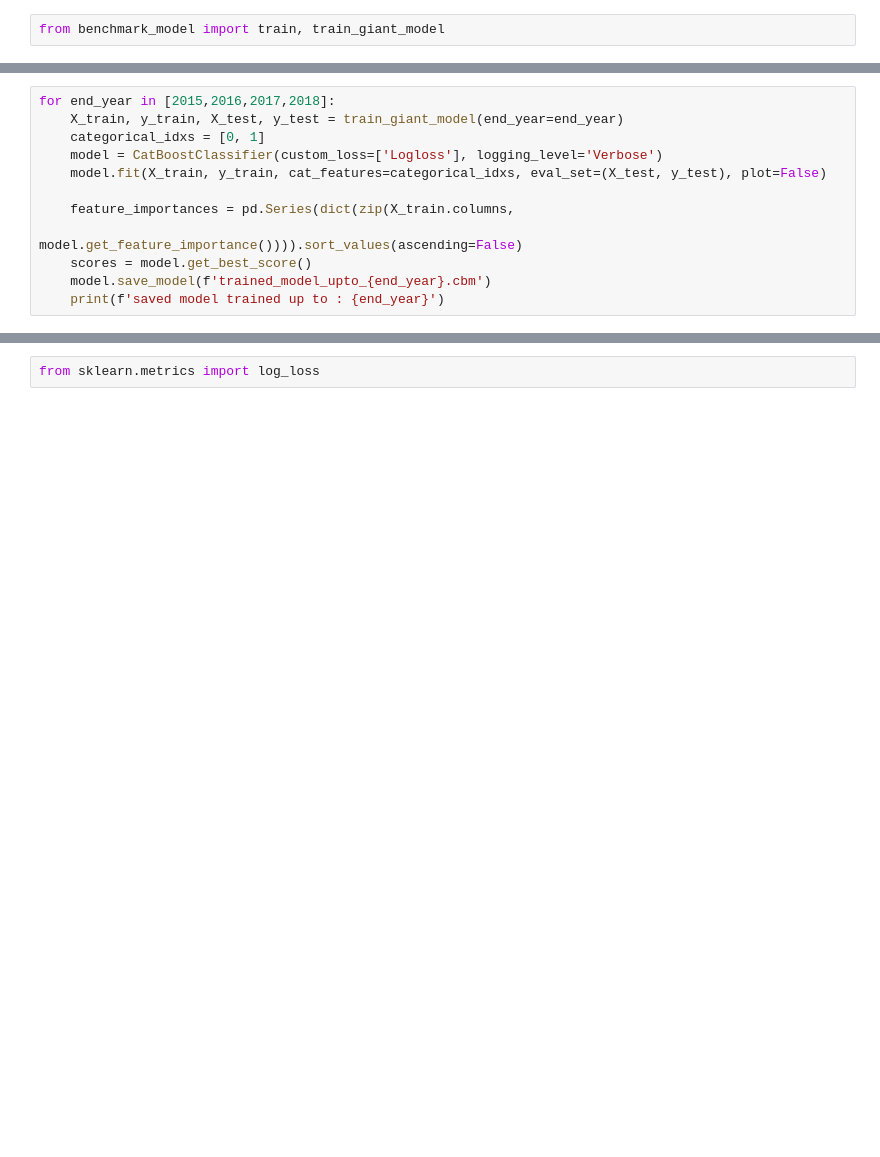
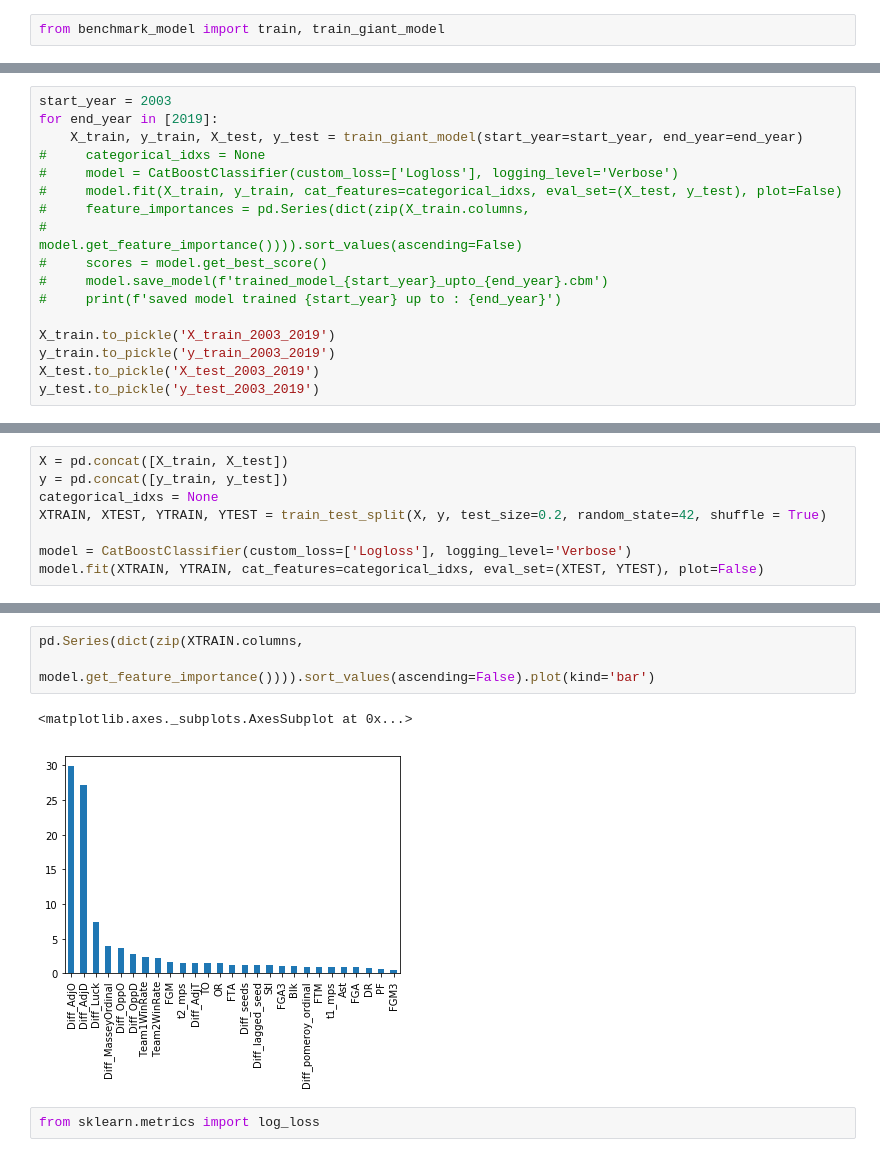
Before and after one commit to varunbalupuri/NCAA_2020, a Jupyter notebook: test_giant_models_on_oos.ipynb, the cells around one changed output, grey strips where cells are left out. Saved outputs shown, nothing was run; the diff lists cells and outputs as text; blank space fills up the shorter version.

```diff
--- a/test_giant_models_on_oos.ipynb
+++ b/test_giant_models_on_oos.ipynb
@@ -10,14 +12,19 @@ import matplotlib.pyplot as plt
 from catboost import CatBoostClassifier, Pool, cv
 # %%
-for end_year in [2015,2016,2017,2018]:
-    X_train, y_train, X_test, y_test = train_giant_model(end_year=end_year)
-    categorical_idxs = [0, 1]
-    model = CatBoostClassifier(custom_loss=['Logloss'], logging_level='Verbose')
-    model.fit(X_train, y_train, cat_features=categorical_idxs, eval_set=(X_test, y_test), plot=False)
+start_year = 2003
+for end_year in [2019]:
+    X_train, y_train, X_test, y_test = train_giant_model(start_year=start_year, end_year=end_year)
+#     categorical_idxs = None
+#     model = CatBoostClassifier(custom_loss=['Logloss'], logging_level='Verbose')
+#     model.fit(X_train, y_train, cat_features=categorical_idxs, eval_set=(X_test, y_test), plot=False)
+#     feature_importances = pd.Series(dict(zip(X_train.columns,
+#                                              model.get_feature_importance()))).sort_values(ascending=False)
+#     scores = model.get_best_score()
+#     model.save_model(f'trained_model_{start_year}_upto_{end_year}.cbm')
+#     print(f'saved model trained {start_year} up to : {end_year}')
 
-    feature_importances = pd.Series(dict(zip(X_train.columns,
-                                             model.get_feature_importance()))).sort_values(ascending=False)
-    scores = model.get_best_score()
-    model.save_model(f'trained_model_upto_{end_year}.cbm')
-    print(f'saved model trained up to : {end_year}')
+X_train.to_pickle('X_train_2003_2019')
+y_train.to_pickle('y_train_2003_2019')
+X_test.to_pickle('X_test_2003_2019')
+y_test.to_pickle('y_test_2003_2019')
 # %% [output]
@@ -40,0 +49,8 @@ error teamids = set()
+# %%
+X = pd.concat([X_train, X_test])
+y = pd.concat([y_train, y_test])
+categorical_idxs = None
+XTRAIN, XTEST, YTRAIN, YTEST = train_test_split(X, y, test_size=0.2, random_state=42, shuffle = True)
+
+model = CatBoostClassifier(custom_loss=['Logloss'], logging_level='Verbose')
+model.fit(XTRAIN, YTRAIN, cat_features=categorical_idxs, eval_set=(XTEST, YTEST), plot=False)
@@ -41,3 +106,9 @@ error teamids = set()
+# %%
+pd.Series(dict(zip(XTRAIN.columns,
+                                model.get_feature_importance()))).sort_values(ascending=False).plot(kind='bar')
+# %% [output]
+<matplotlib.axes._subplots.AxesSubplot at 0x...>
+[figure, added]
 # %%
 from sklearn.metrics import log_loss
 # %%
```
Also changed, not shown: parts of 22 cells of this notebook, 1 other file.
